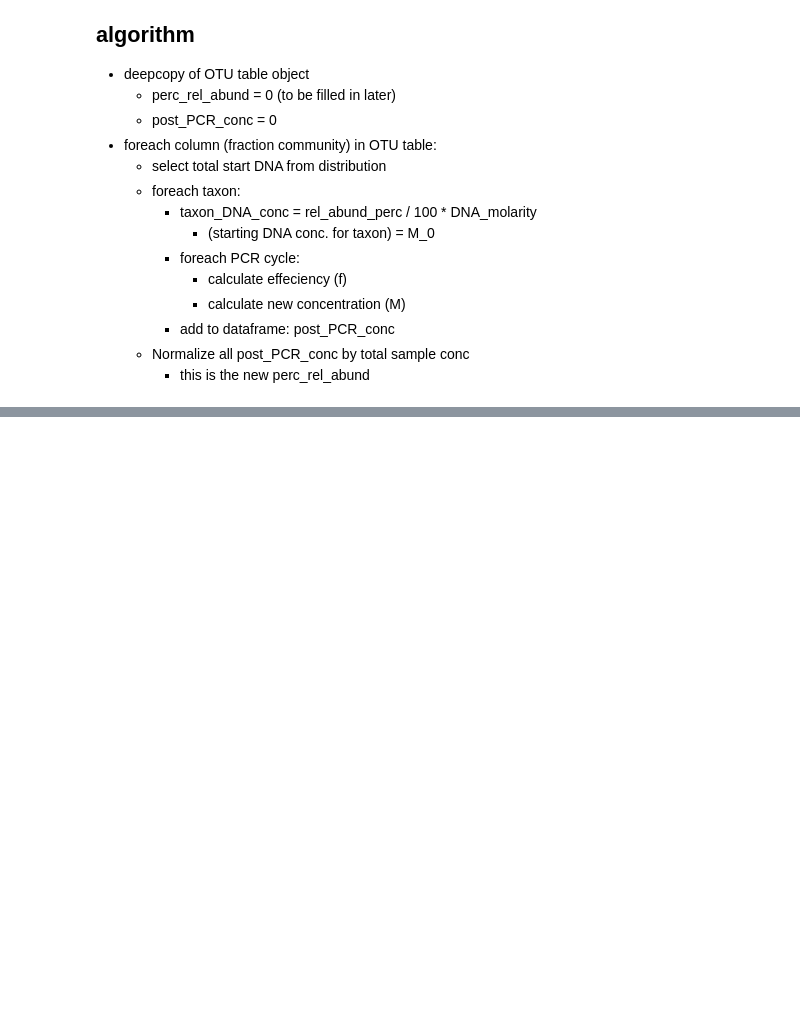
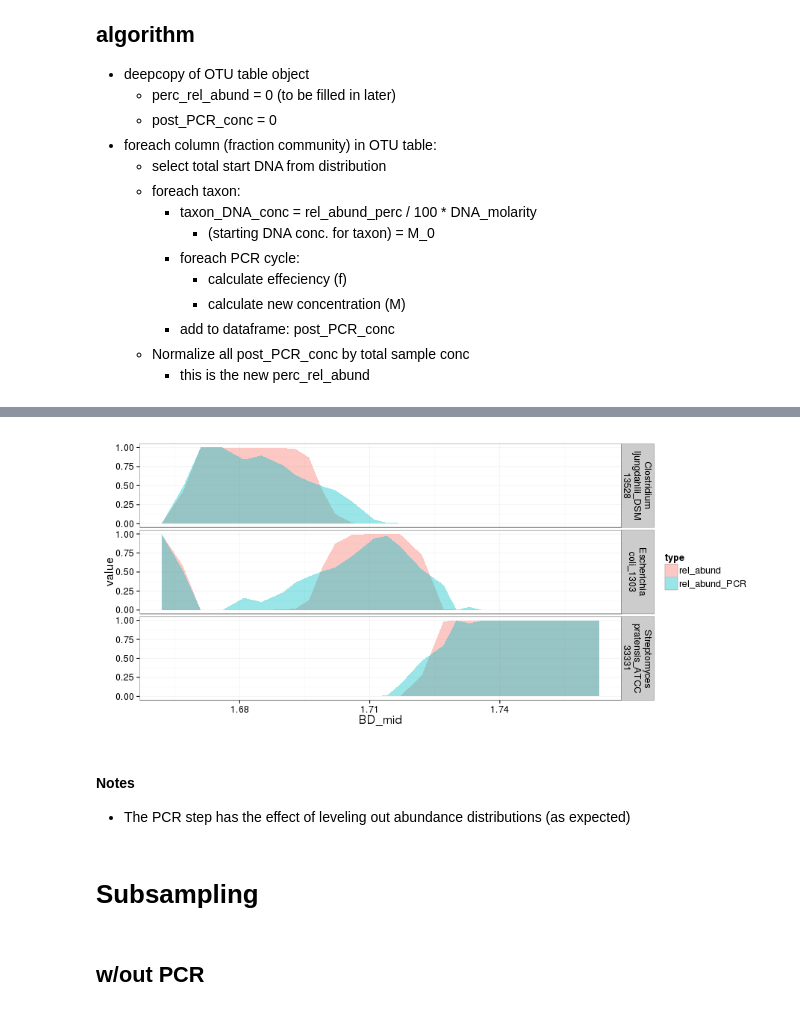
Before and after one commit to nick-youngblut/SIPSim, a Jupyter notebook: ipynb/sandbox/PCR_sim.ipynb, the cells around one changed output, grey strips where cells are left out. Cells and saved outputs as stored; diff of their text form; code cells hidden in the pictures; blank space fills up the shorter version.

```diff
--- a/ipynb/sandbox/PCR_sim.ipynb
+++ b/ipynb/sandbox/PCR_sim.ipynb
@@ -255,0 +293,26 @@ library taxon   fraction        BD_min  BD_mid  BD_max  count   rel_abund
+# %%
+%%R -w 900 -h 400
+
+tbl.otu.c.f = tbl.otu.c %>%
+    filter(type != 'count')
+
+tbl.otu.c.f$taxon = gsub('^([a-zA-Z0-9_]{10,15})_', '\\1\n', tbl.otu.c.f$taxon)
+tbl.otu.c.f$taxon = gsub('\n([a-zA-Z0-9_]{10,15})_', '\n\\1\n', tbl.otu.c.f$taxon)
+
+ggplot(tbl.otu.c.f, aes(BD_mid, value, fill=type)) +
+    geom_area(position='dodge', alpha=0.4) +
+    facet_grid(taxon ~ .) +
+    theme_bw() +
+    theme(
+        text = element_text(size=16)
+    )
+# %% [output]
+[figure, added]
+# %% [markdown]
+#### Notes
+
+* The PCR step has the effect of leveling out abundance distributions (as expected)
+# %% [markdown]
+# Subsampling
+# %% [markdown]
+## w/out PCR
```
Also changed, not shown: parts of 13 cells of this notebook, 4 other files.
